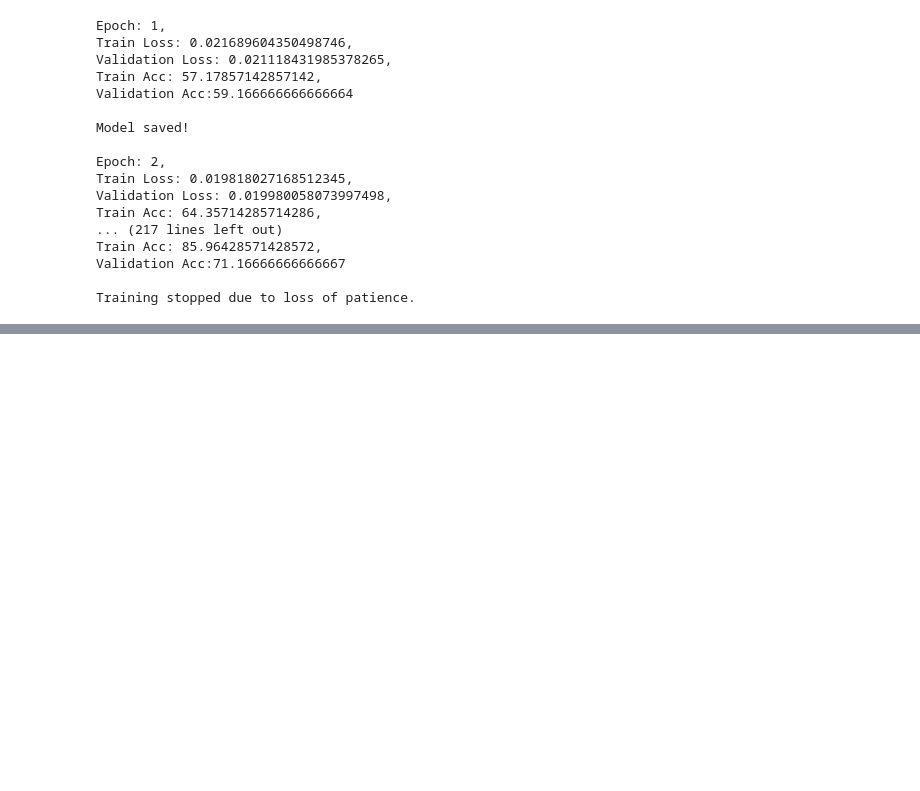
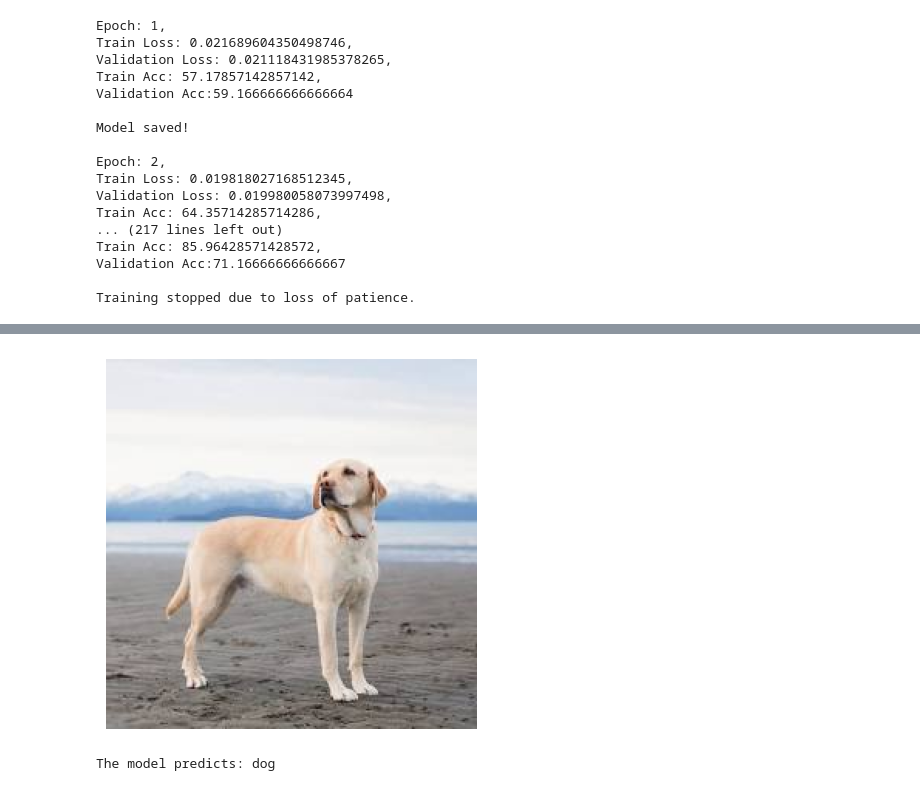
Before and after one commit to chandler20060524-droid/dog_vs_cat_image_classification, a Jupyter notebook: dogs_vs_cats.ipynb, the cells around one changed output, grey strips where cells are left out. Drawn from its saved outputs; the diff is of its cells as text; code cells hidden in the pictures; blank space fills up the shorter version.

```diff
--- a/dogs_vs_cats.ipynb
+++ b/dogs_vs_cats.ipynb
@@ -241,0 +275,5 @@ Training stopped due to loss of patience.
+# %%
+predict_image("imgs/dog1.jpg")
+# %% [output]
+[figure, added]
+The model predicts: dog
```
Also changed, not shown: parts of 10 cells of this notebook, 7 other files.
